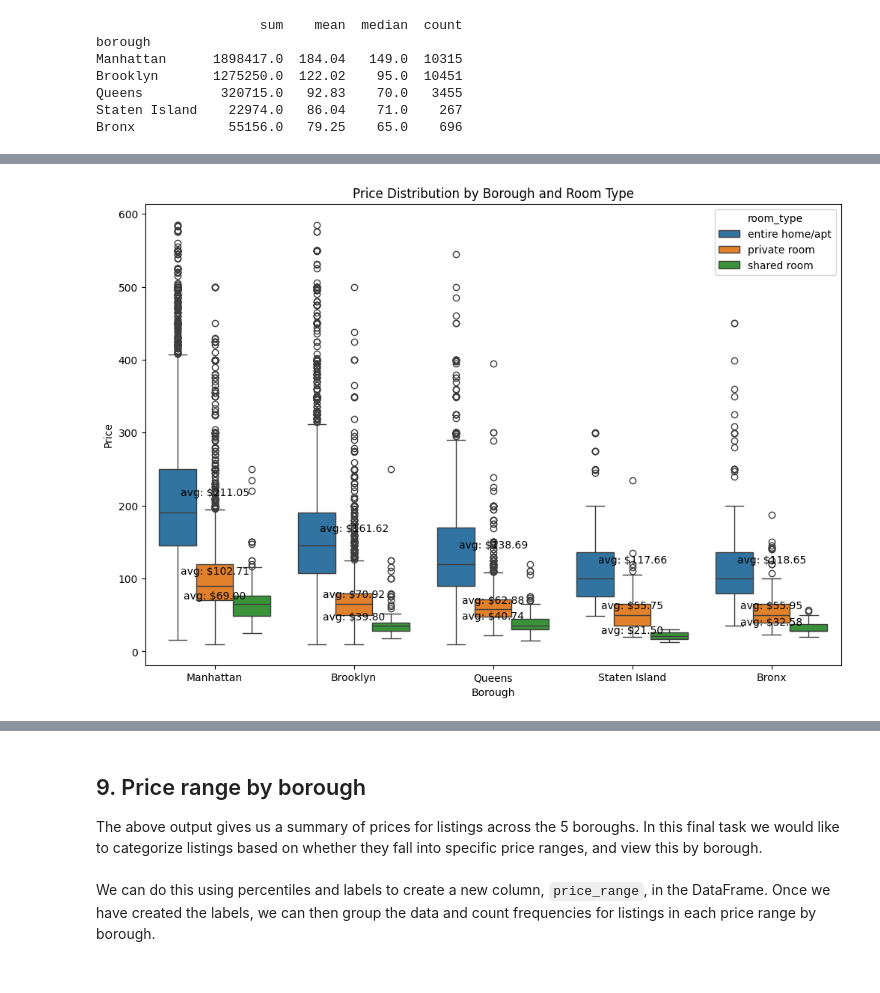
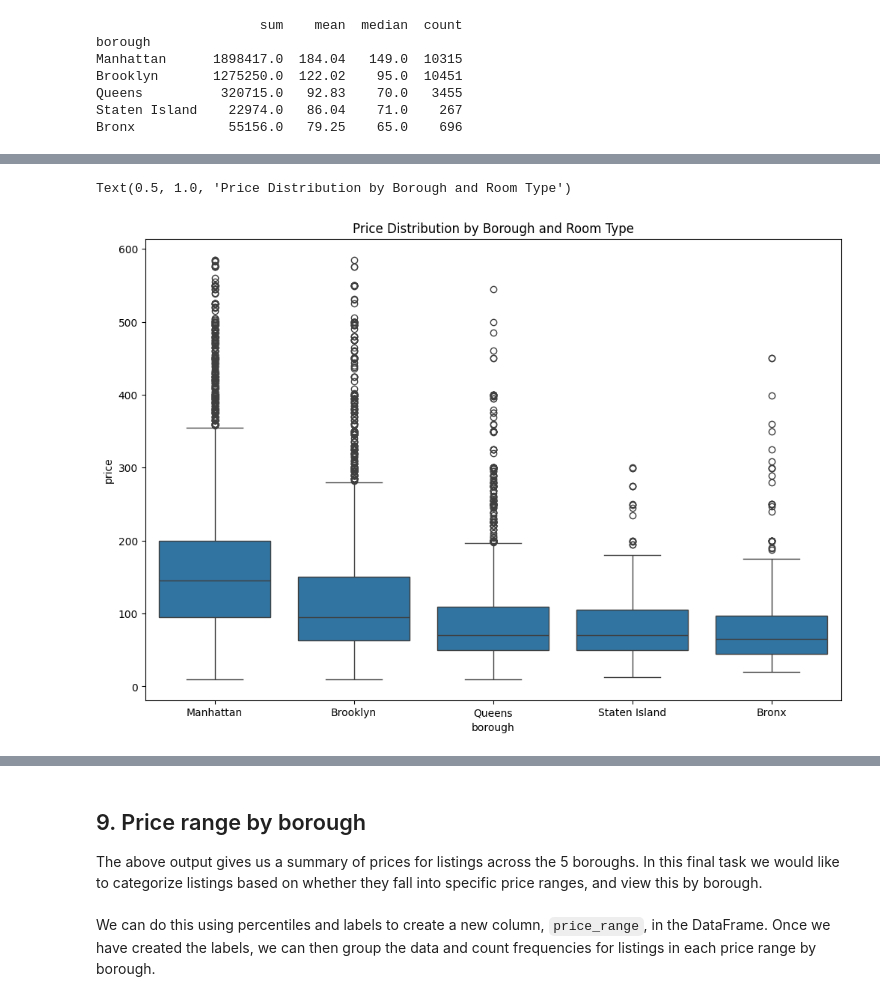
Before and after one commit to klein-wang/TechNow, a Jupyter notebook: projects/NYC_Airbnb_Market/notebook.ipynb, the cells around one changed output, grey strips where cells are left out. Drawn from its saved outputs; the diff is of its cells as text; code cells hidden in the pictures.

```diff
--- a/projects/NYC_Airbnb_Market/notebook.ipynb
+++ b/projects/NYC_Airbnb_Market/notebook.ipynb
@@ -65,0 +72,2 @@ print(prices.head(), "\n", room_types.head(), "\n", reviews.head())
+# %%
+prices[["price"]] = pd.to_numeric(prices[["price"]])
@@ -221,30 +256,17 @@ Bronx            55156.0   79.25    65.0    696
 # %%
-import matplotlib.pyplot as plt
-import seaborn as sns
-
 # Filter last_review to be later than 2019-02-19
 airbnb_merged_filtered = airbnb_merged[airbnb_merged['last_review'] > '2019-02-19']
 
 # Remove extreme outliers in price (e.g., prices > 3 standard deviations from the mean)
 price_mean = airbnb_merged_filtered['price'].mean()
 price_std = airbnb_merged_filtered['price'].std()
 airbnb_merged_filtered = airbnb_merged_filtered[(airbnb_merged_filtered['price'] > price_mean - 3 * price_std) &
                                                (airbnb_merged_filtered['price'] < price_mean + 3 * price_std)]
 
 # Plot price distribution by borough and room type
 plt.figure(figsize=(12, 8))
-sns.boxplot(x="borough", y="price", hue="room_type", data=airbnb_merged_filtered)
+sns.boxplot(x="borough", y="price", data=airbnb_merged_filtered)
 plt.title("Price Distribution by Borough and Room Type")
-
-# Add average price labels
-for borough in airbnb_merged_filtered['borough'].unique():
-    for room_type in airbnb_merged_filtered['room_type'].unique():
-        avg_price = airbnb_merged_filtered[(airbnb_merged_filtered['borough'] == borough) &
-                                           (airbnb_merged_filtered['room_type'] == room_type)]['price'].mean()
-        plt.text(borough, avg_price, f"avg: ${avg_price:.2f}", ha='center', va='bottom', fontsize=10)
-
-plt.xlabel("Borough")
-plt.ylabel("Price")
-plt.show()
 # %% [output]
+Text(0.5, 1.0, 'Price Distribution by Borough and Room Type')
-[figure, old version]
+[figure, new version]
```
Also changed, not shown: parts of 9 cells of this notebook, 1 other file.
